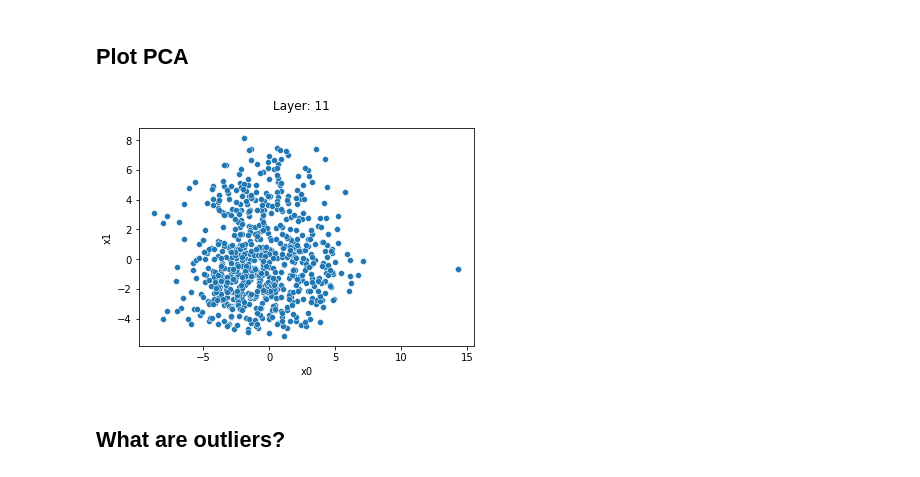
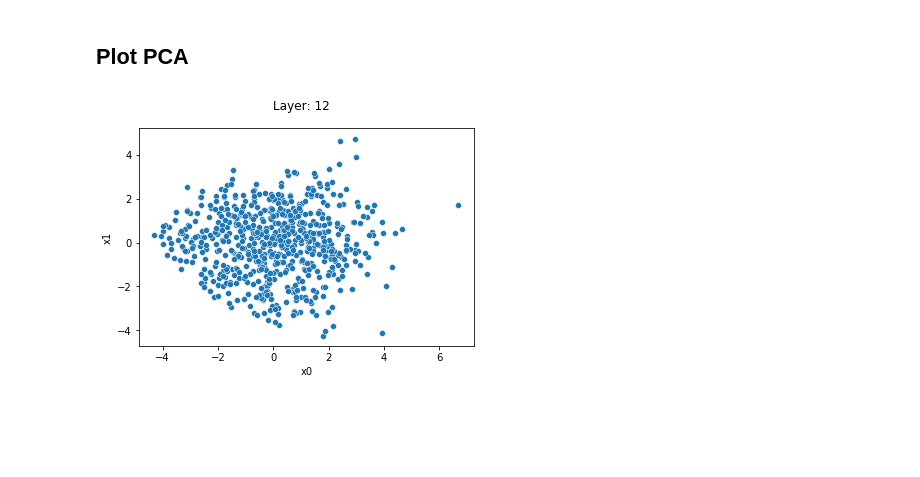
Before and after one commit to SPOClab-ca/layerwise-anomaly, a Jupyter notebook: notebooks_bai/VisualizeGMMDist.ipynb, the cells around one changed output. Saved outputs shown, nothing was run; the diff lists cells and outputs as text; code cells hidden in the pictures; blank space fills up the shorter version.

```diff
--- a/notebooks_bai/VisualizeGMMDist.ipynb
+++ b/notebooks_bai/VisualizeGMMDist.ipynb
@@ -38,21 +38,18 @@ enc = src.sent_encoder.SentEncoder()
 # %%
 import sklearn.decomposition
 
 #for LAYER in range(13):
-for LAYER in [11]:
+for LAYER in [12]:
   tokens, vecs = enc.contextual_token_vecs(bnc_sentences)
   tokens = list(itertools.chain(*tokens))
   vecs = np.vstack(vecs)[:, LAYER, :]
 
   pca = sklearn.decomposition.PCA(n_components=2)
   vecs_pca = pca.fit_transform(vecs)
   vecs_pca_df = pd.DataFrame({'token': tokens, 'x0': vecs_pca[:,0], 'x1': vecs_pca[:,1]})
-  #vecs_pca_df = vecs_pca_df[vecs_pca_df.token != '.']
 
   plot = sns.scatterplot(data=vecs_pca_df, x='x0', y='x1')
   plt.suptitle(f"Layer: {LAYER}")
   plt.show()
 # %% [output]
-[figure, old version]
+[figure, new version]
-# %% [markdown]
-## What are outliers?
```
Also changed, not shown: parts of 5 cells of this notebook, 1 other file.
